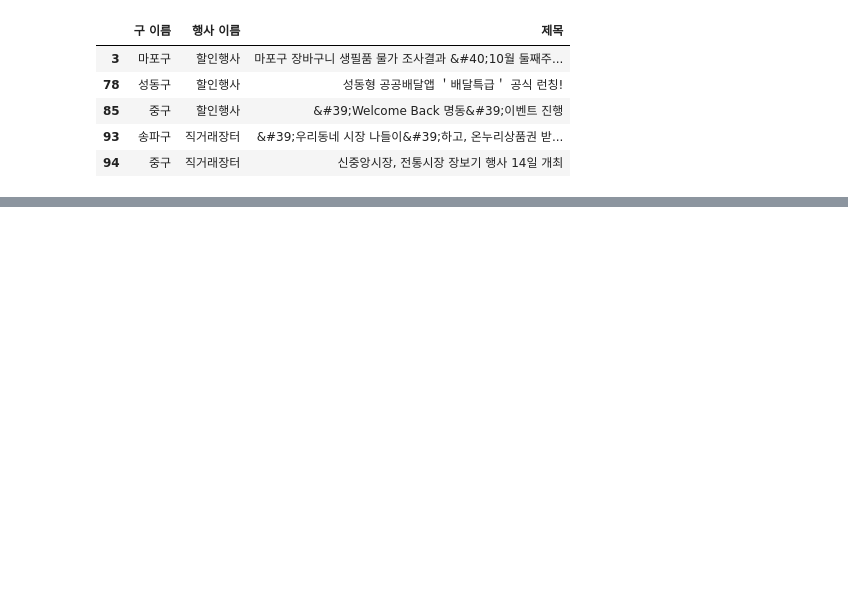
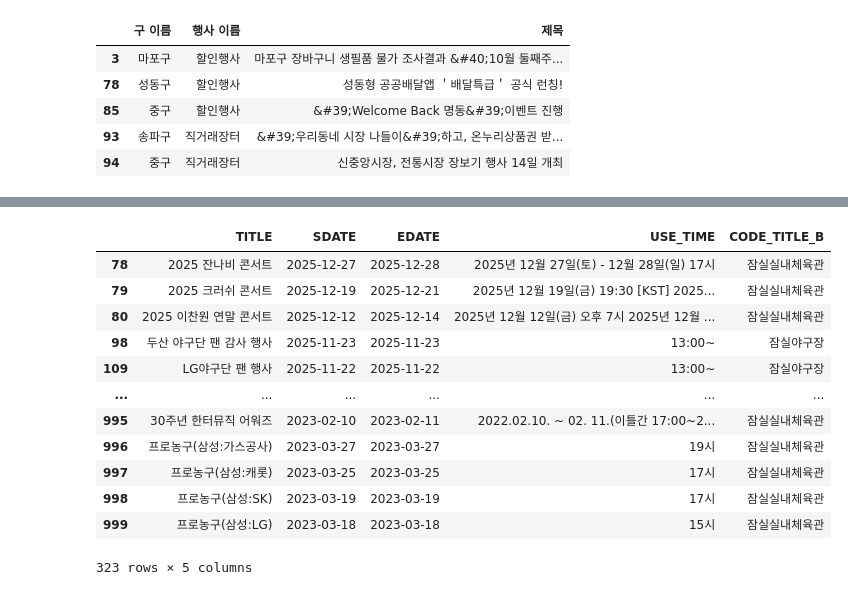
Before and after one commit to hmmnyamminji/bootcampproject, a Jupyter notebook: Subway_market_info.ipynb, the cells around one changed output, grey strips where cells are left out. Drawn from its saved outputs; the diff is of its cells as text; code cells hidden in the pictures; blank space fills up the shorter version.

```diff
--- a/Subway_market_info.ipynb
+++ b/Subway_market_info.ipynb
@@ -70,0 +77,17 @@ df_filtered.head()
+# %%
+import requests
+import pandas as pd
+import numpy as np
+
+API_KEY = "696c51614b67696d3736727678634c"
+
+url = f"http://openapi.seoul.go.kr:8088/{API_KEY}/json/stadiumScheduleInfo/1/1000/"
+
+response = requests.get(url, timeout=10)
+response.raise_for_status()
+
+data = response.json()
+
+df = pd.DataFrame(data['stadiumScheduleInfo']['row'])
+
+print(df.head())
@@ -70,0 +112,11 @@ df_filtered.head()
+# %%
+df_jamsil = df[df['CODE_TITLE_B'].str.contains('잠실', na=False)].copy()
+
+df_jamsil['SDATE'] = pd.to_datetime(df_jamsil['SDATE'], format='%Y%m%d', errors='coerce')
+df_jamsil['EDATE'] = pd.to_datetime(df_jamsil['EDATE'], format='%Y%m%d', errors='coerce')
+
+df_jamsil = df_jamsil[
+    (df_jamsil['SDATE'].dt.year >= 2023) & (df_jamsil['SDATE'].dt.year <= 2025)
+].copy()
+
+print(df_jamsil.head())
@@ -70,0 +141,19 @@ df_filtered.head()
+# %%
+columns_to_drop = ['LINK_URL','USE_PAY','CODE_TITLE_A','SCH_CODE_B','SCH_CODE_A','REG_DATE', 'UPD_DATE','USE_AGE','USE_TARGET','SCH_SEQ']
+df_jamsil = df_jamsil.drop(columns=columns_to_drop, errors='ignore')
+# %%
+display(df_jamsil)
+# %% [output]
+|  | TITLE | SDATE | EDATE | USE_TIME | CODE_TITLE_B |
+| 78 | 2025 잔나비 콘서트 | 2025-12-27 | 2025-12-28 | 2025년 12월 27일(토) - 12월 28일(일) 17시 | 잠실실내체육관 |
+| 79 | 2025 크러쉬 콘서트 | 2025-12-19 | 2025-12-21 | 2025년 12월 19일(금) 19:30 [KST] 2025... | 잠실실내체육관 |
+| 80 | 2025 이찬원 연말 콘서트 | 2025-12-12 | 2025-12-14 | 2025년 12월 12일(금) 오후 7시 2025년 12월 ... | 잠실실내체육관 |
+| 98 | 두산 야구단 팬 감사 행사 | 2025-11-23 | 2025-11-23 | 13:00~ | 잠실야구장 |
+| 109 | LG야구단 팬 행사 | 2025-11-22 | 2025-11-22 | 13:00~ | 잠실야구장 |
+| ... | ... | ... | ... | ... | ... |
+| 995 | 30주년 한터뮤직 어워즈 | 2023-02-10 | 2023-02-11 | 2022.02.10. ~ 02. 11.(이틀간 17:00~2... | 잠실실내체육관 |
+| 996 | 프로농구(삼성:가스공사) | 2023-03-27 | 2023-03-27 | 19시 | 잠실실내체육관 |
+| 997 | 프로농구(삼성:캐롯) | 2023-03-25 | 2023-03-25 | 17시 | 잠실실내체육관 |
+| 998 | 프로농구(삼성:SK) | 2023-03-19 | 2023-03-19 | 17시 | 잠실실내체육관 |
+| 999 | 프로농구(삼성:LG) | 2023-03-18 | 2023-03-18 | 15시 | 잠실실내체육관 |
+323 rows × 5 columns
```
Also changed, not shown: parts of 6 cells of this notebook.
